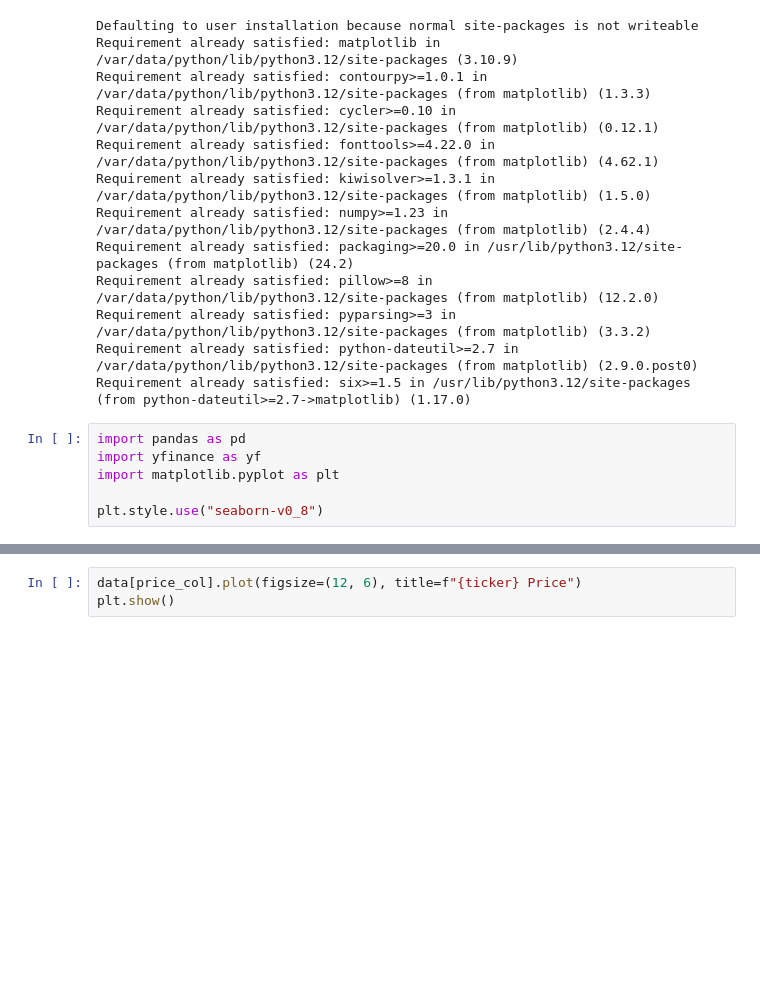
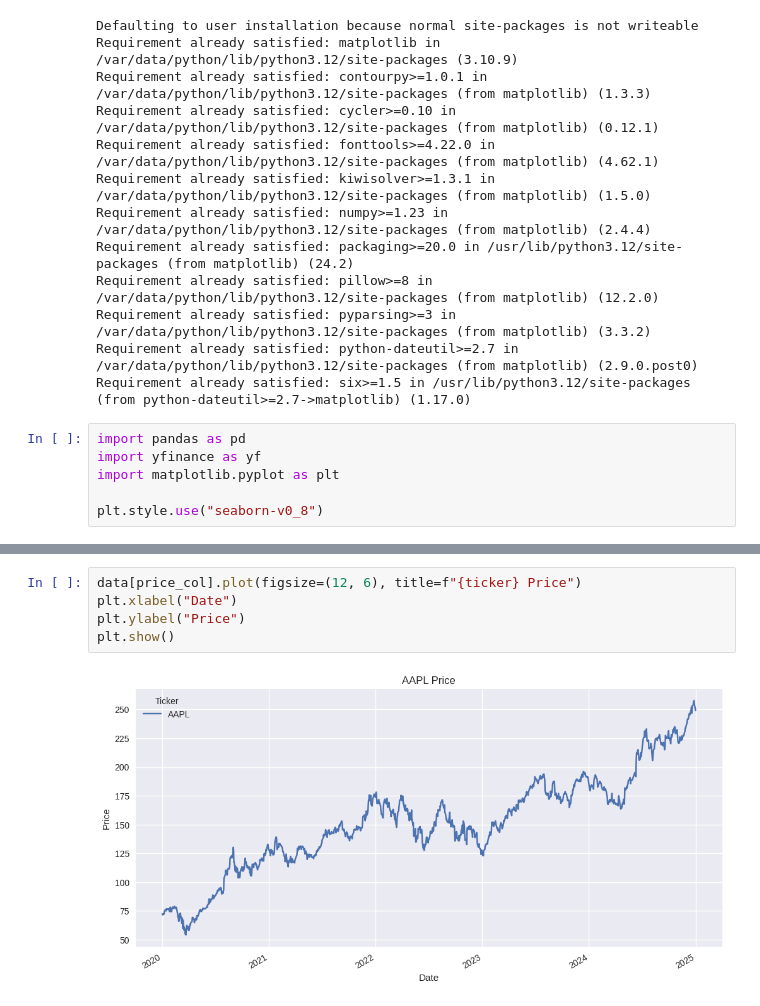
Before and after one commit to jf111-code/jupyter-notebook-practice, a Jupyter notebook: notebooks/chapter6-finance-data-analysis.ipynb, the cells around one changed output, grey strips where cells are left out. Saved outputs shown, nothing was run; the diff lists cells and outputs as text; blank space fills up the shorter version.

```diff
--- a/notebooks/chapter6-finance-data-analysis.ipynb
+++ b/notebooks/chapter6-finance-data-analysis.ipynb
@@ -103,3 +183,7 @@ KeyError: 'Adj Close'
 # %%
 data[price_col].plot(figsize=(12, 6), title=f"{ticker} Price")
+plt.xlabel("Date")
+plt.ylabel("Price")
 plt.show()
+# %% [output]
+[figure, added]
```
Also changed, not shown: parts of 15 cells of this notebook.
